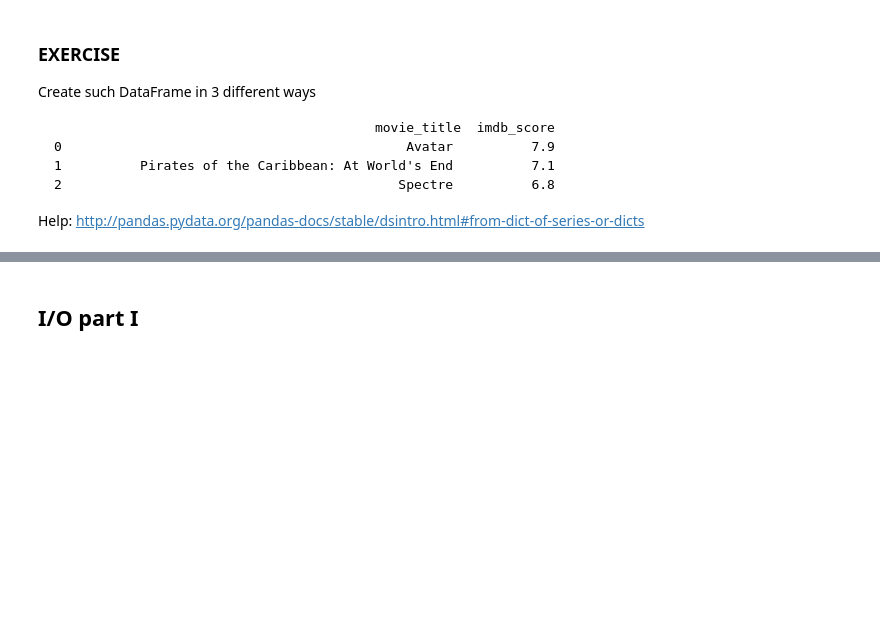
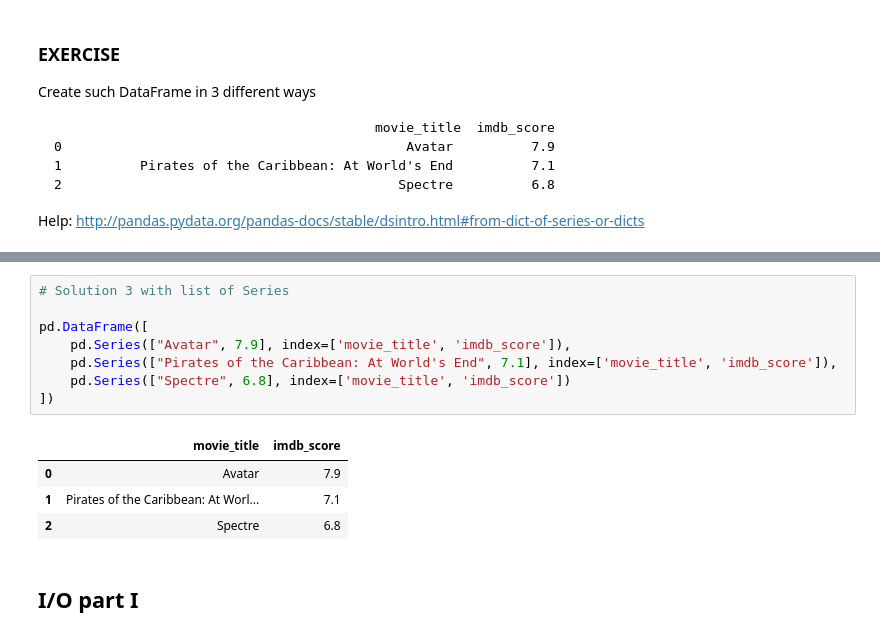
Before and after one commit to grechut/first-steps-with-pandas, a Jupyter notebook: pyconpl-workshop/first-steps-with-pandas-with-solutions.ipynb, the cells around one changed output, grey strips where cells are left out. Drawn from its saved outputs; the diff is of its cells as text; blank space fills up the shorter version.

```diff
--- a/pyconpl-workshop/first-steps-with-pandas-with-solutions.ipynb
+++ b/pyconpl-workshop/first-steps-with-pandas-with-solutions.ipynb
@@ -211,3 +231,16 @@ Help: http://pandas.pydata.org/pandas-docs/stable/dsintro.html#from-dict-of-seri
+# %%
+# Solution 3 with list of Series
+
+pd.DataFrame([
+    pd.Series(["Avatar", 7.9], index=['movie_title', 'imdb_score']),
+    pd.Series(["Pirates of the Caribbean: At World's End", 7.1], index=['movie_title', 'imdb_score']),
+    pd.Series(["Spectre", 6.8], index=['movie_title', 'imdb_score'])
+])
+# %% [output]
+|  | movie_title | imdb_score |
+| 0 | Avatar | 7.9 |
+| 1 | Pirates of the Caribbean: At Worl... | 7.1 |
+| 2 | Spectre | 6.8 |
 # %% [markdown]
 ## I/O part I
 # %%
```
Also changed, not shown: parts of 11 cells of this notebook.
